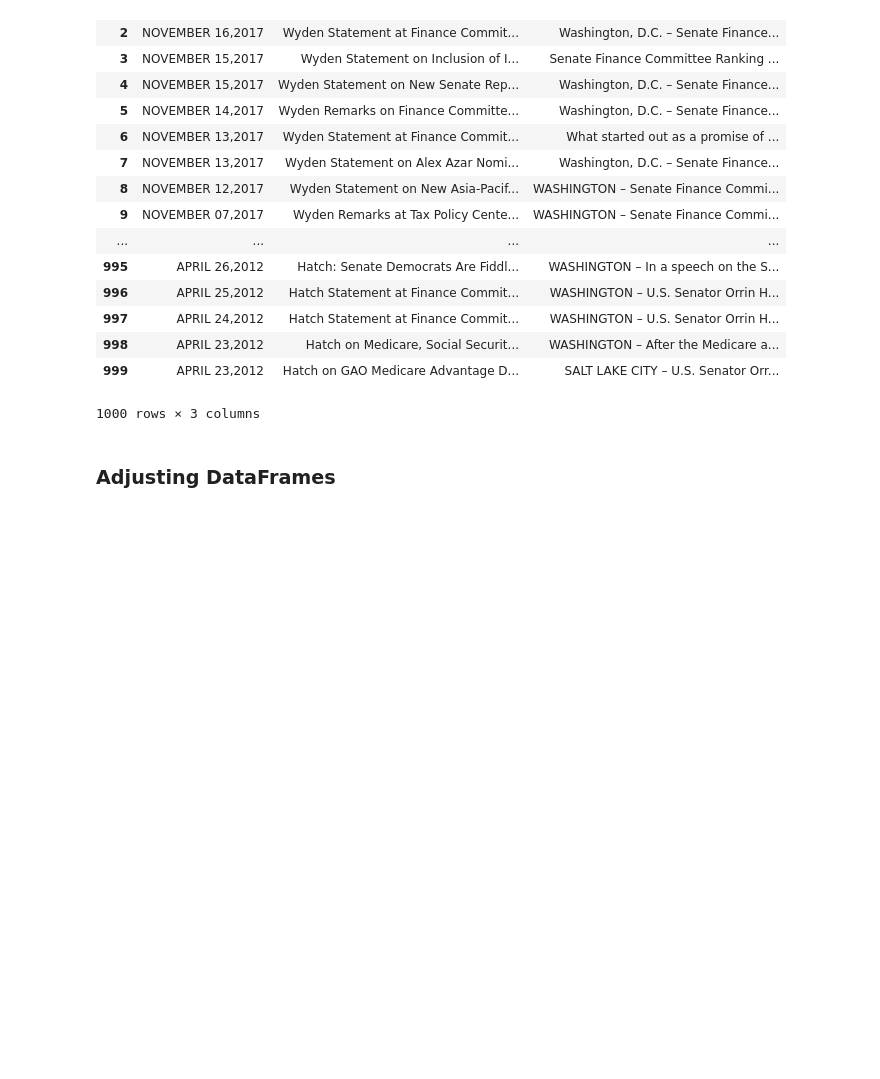
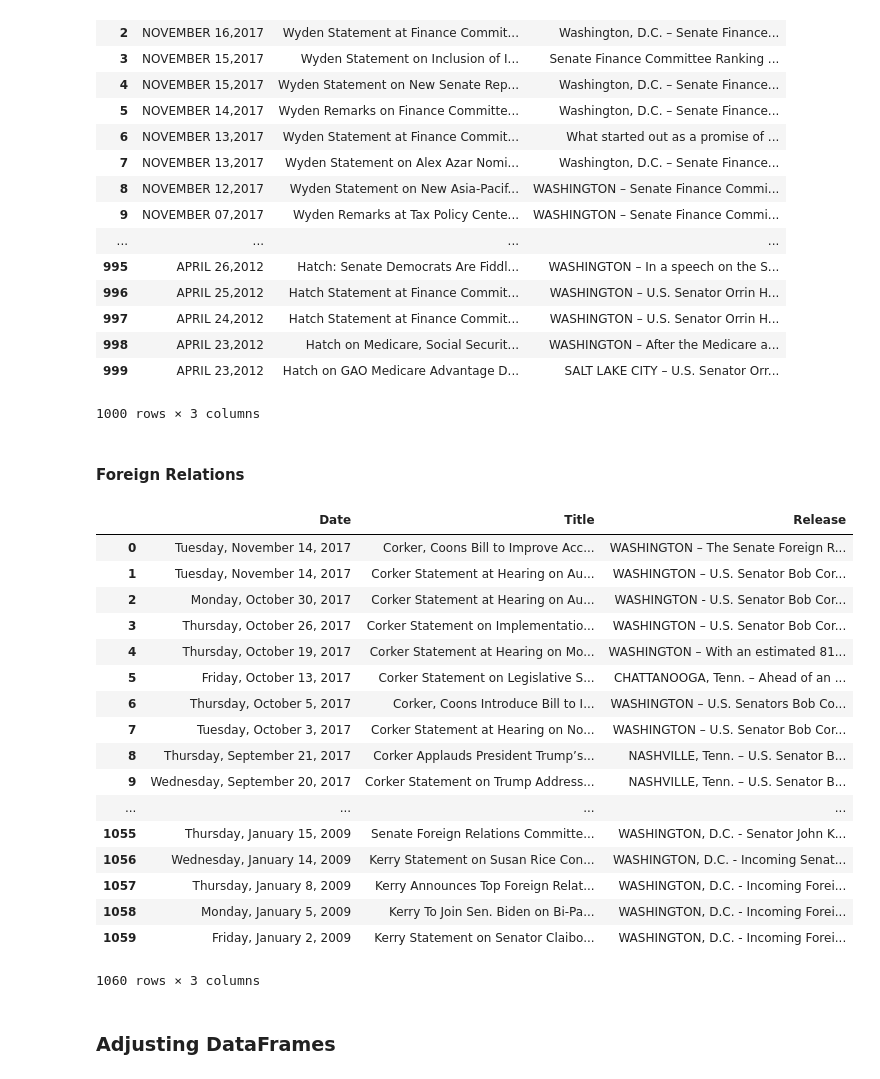
Before and after one commit to dgilbs/nlp_partisanship, a Jupyter notebook: Data_Cleaning.ipynb, the cells around one changed output. Drawn from its saved outputs; the diff is of its cells as text; code cells hidden in the pictures; blank space fills up the shorter version.

```diff
--- a/Data_Cleaning.ipynb
+++ b/Data_Cleaning.ipynb
@@ -125,6 +125,32 @@ fin_min_df
 | 998 | APRIL 23,2012 | Hatch on Medicare, Social Securit... | WASHINGTON – After the Medicare a... |
 | 999 | APRIL 23,2012 | Hatch on GAO Medicare Advantage D... | SALT LAKE CITY – U.S. Senator Orr... |
 1000 rows × 3 columns
+# %% [markdown]
+#### Foreign Relations
+# %%
+maj_fr_df = pd.read_pickle("/Users/danielgilberg/data_science/metis/nlp_partisanship/data/foreign_relations/chairman.pkl")
+min_fr_df = pd.read_pickle("/Users/danielgilberg/data_science/metis/nlp_partisanship/data/foreign_relations/ranking_member.pkl")
+# %%
+maj_fr_df
+# %% [output]
+|  | Date | Title | Release |
+| 0 | Tuesday, November 14, 2017 | Corker, Coons Bill to Improve Acc... | WASHINGTON – The Senate Foreign R... |
+| 1 | Tuesday, November 14, 2017 | Corker Statement at Hearing on Au... | WASHINGTON – U.S. Senator Bob Cor... |
+| 2 | Monday, October 30, 2017 | Corker Statement at Hearing on Au... | WASHINGTON - U.S. Senator Bob Cor... |
+| 3 | Thursday, October 26, 2017 | Corker Statement on Implementatio... | WASHINGTON – U.S. Senator Bob Cor... |
+| 4 | Thursday, October 19, 2017 | Corker Statement at Hearing on Mo... | WASHINGTON – With an estimated 81... |
+| 5 | Friday, October 13, 2017 | Corker Statement on Legislative S... | CHATTANOOGA, Tenn. – Ahead of an ... |
+| 6 | Thursday, October 5, 2017 | Corker, Coons Introduce Bill to I... | WASHINGTON – U.S. Senators Bob Co... |
+| 7 | Tuesday, October 3, 2017 | Corker Statement at Hearing on No... | WASHINGTON – U.S. Senator Bob Cor... |
+| 8 | Thursday, September 21, 2017 | Corker Applauds President Trump’s... | NASHVILLE, Tenn. – U.S. Senator B... |
+| 9 | Wednesday, September 20, 2017 | Corker Statement on Trump Address... | NASHVILLE, Tenn. – U.S. Senator B... |
+| ... | ... | ... | ... |
+| 1055 | Thursday, January 15, 2009 | Senate Foreign Relations Committe... | WASHINGTON, D.C. - Senator John K... |
+| 1056 | Wednesday, January 14, 2009 | Kerry Statement on Susan Rice Con... | WASHINGTON, D.C. - Incoming Senat... |
+| 1057 | Thursday, January 8, 2009 | Kerry Announces Top Foreign Relat... | WASHINGTON, D.C. - Incoming Forei... |
+| 1058 | Monday, January 5, 2009 | Kerry To Join Sen. Biden on Bi-Pa... | WASHINGTON, D.C. - Incoming Forei... |
+| 1059 | Friday, January 2, 2009 | Kerry Statement on Senator Claibo... | WASHINGTON, D.C. - Incoming Forei... |
+1060 rows × 3 columns
 # %% [markdown]
 ### Adjusting DataFrames
 # %%
```
Also changed, not shown: parts of 5 cells of this notebook, 5 other files.
